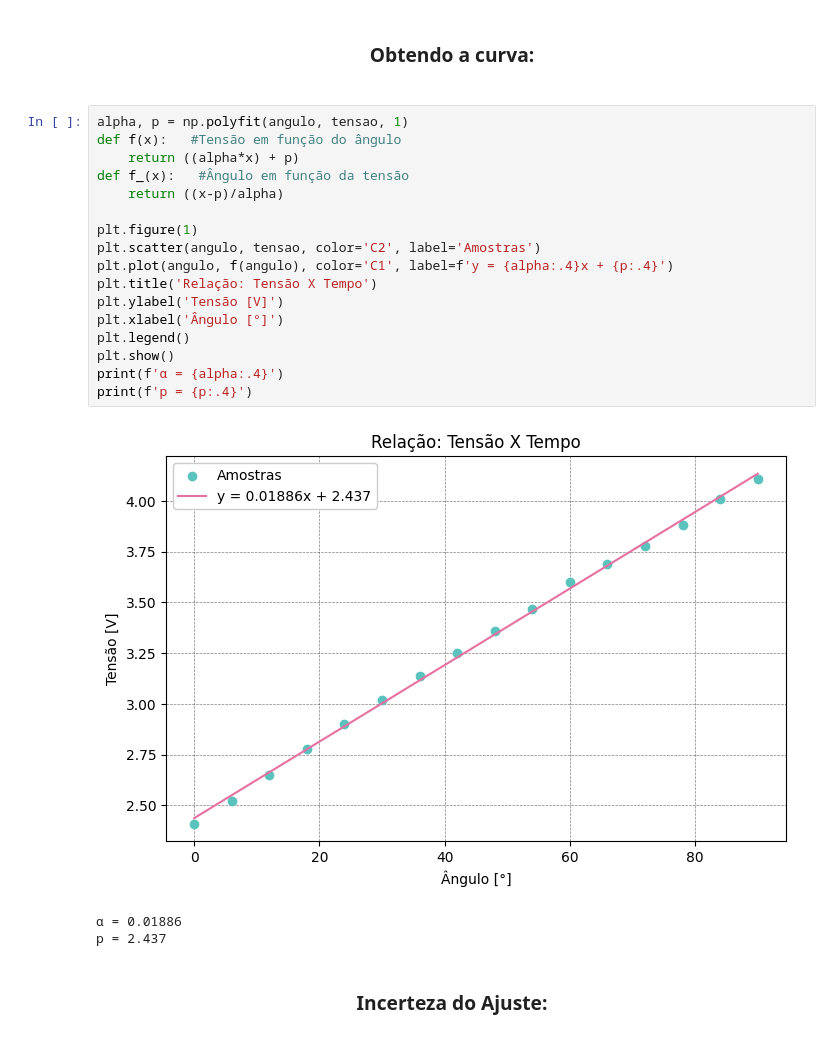
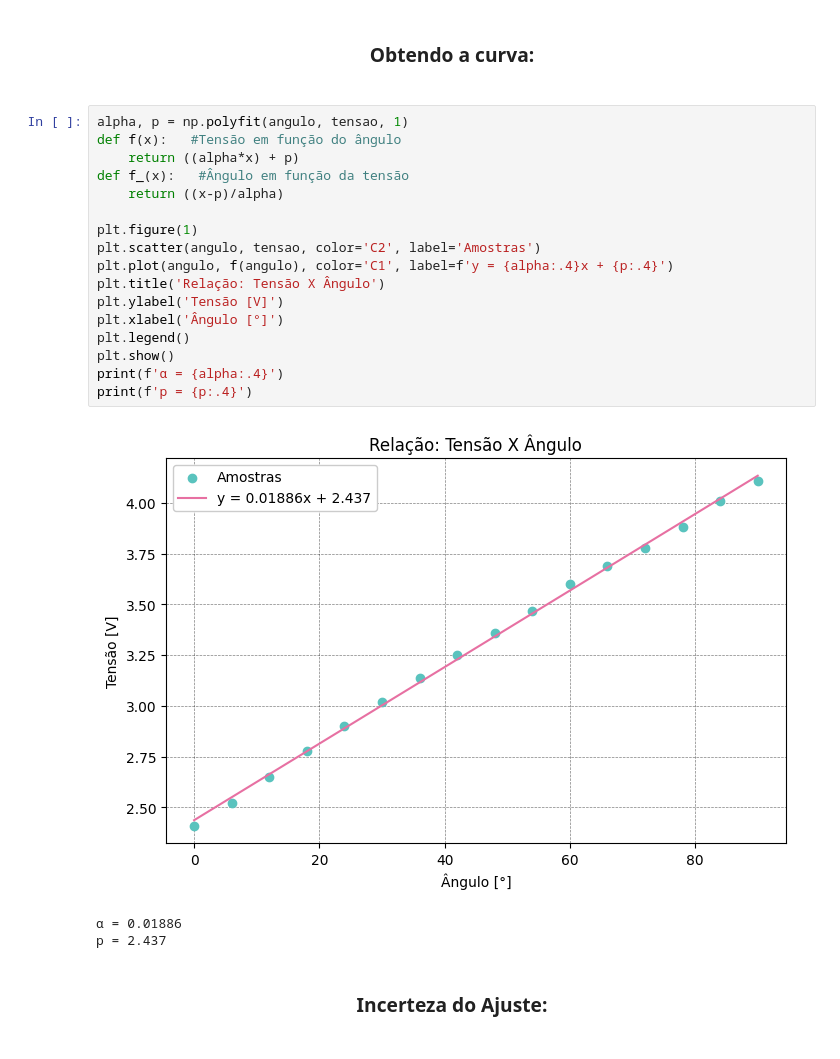
Before and after one commit to ErickNMA/Inst._Ind., a Jupyter notebook: Static Calibration.ipynb, the cells around one changed output. Saved outputs shown, nothing was run; the diff lists cells and outputs as text.

```diff
--- a/Static Calibration.ipynb
+++ b/Static Calibration.ipynb
@@ -24,22 +24,22 @@ tensao = np.sort(np.array([4.11, 4.01, 3.88, 3.78, 3.69, 3.60, 3.47, 3.36, 3.25,
 # %%
 alpha, p = np.polyfit(angulo, tensao, 1)
 def f(x):   #Tensão em função do ângulo
     return ((alpha*x) + p)
 def f_(x):   #Ângulo em função da tensão
     return ((x-p)/alpha)
 
 plt.figure(1)
 plt.scatter(angulo, tensao, color='C2', label='Amostras')
 plt.plot(angulo, f(angulo), color='C1', label=f'y = {alpha:.4}x + {p:.4}')
-plt.title('Relação: Tensão X Tempo')
+plt.title('Relação: Tensão X Ângulo')
 plt.ylabel('Tensão [V]')
 plt.xlabel('Ângulo [°]')
 plt.legend()
 plt.show()
 print(f'α = {alpha:.4}')
 print(f'p = {p:.4}')
 # %% [output]
-[figure, old version]
+[figure, new version]
 α = 0.01886
 p = 2.437
 # %% [markdown]
```
